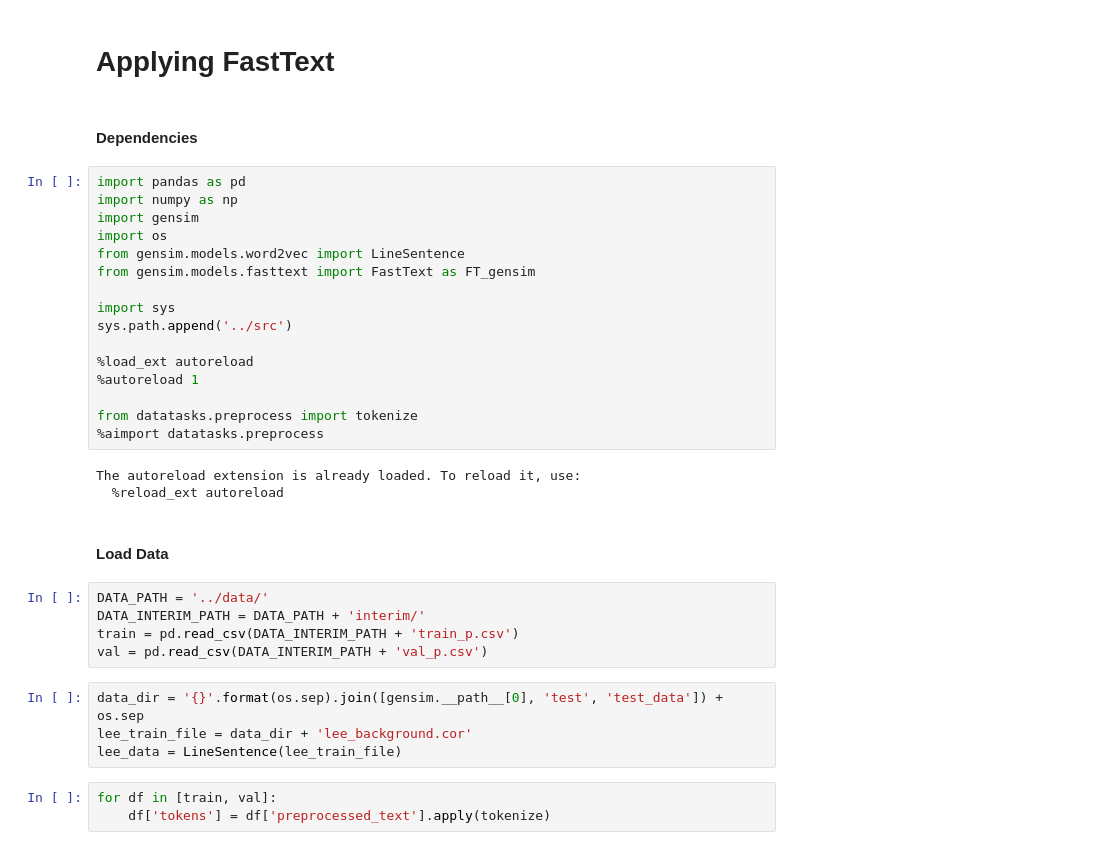
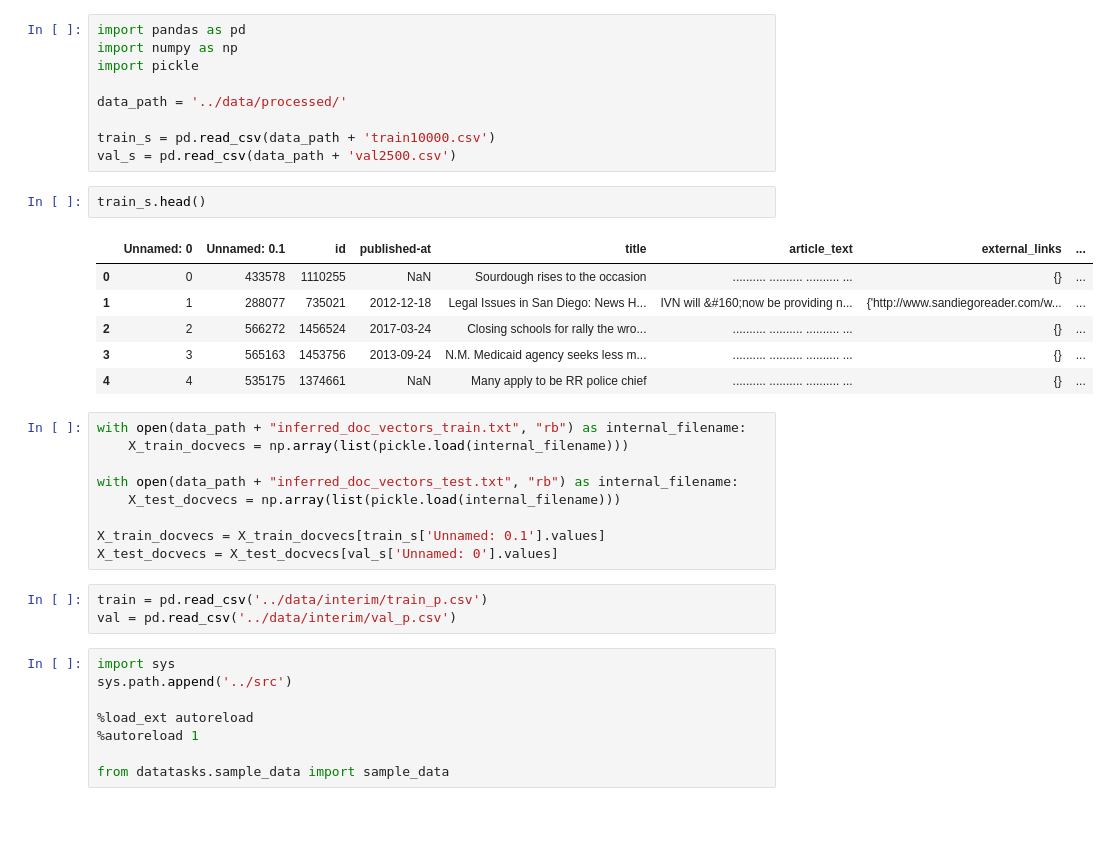
Before and after one commit to aftertouch/SemEval-2019-Task4, a Jupyter notebook: notebooks/Untitled2.ipynb, the cells around one changed output. Drawn from its saved outputs; the diff is of its cells as text; blank space fills up the shorter version.

```diff
--- a/notebooks/Untitled2.ipynb
+++ b/notebooks/Untitled2.ipynb
@@ -1,37 +1,38 @@
-# %% [markdown]
-# Applying FastText
-# %% [markdown]
-#### Dependencies
-# %%
-import pandas as pd
-import numpy as np
-import gensim
-import os
-from gensim.models.word2vec import LineSentence
-from gensim.models.fasttext import FastText as FT_gensim
-
-import sys
-sys.path.append('../src')
-
-%load_ext autoreload
-%autoreload 1
-
-from datatasks.preprocess import tokenize
-%aimport datatasks.preprocess
-# %% [output]
-The autoreload extension is already loaded. To reload it, use:
-  %reload_ext autoreload
-# %% [markdown]
-#### Load Data
+# %%
+import pandas as pd
+import numpy as np
+import pickle
+
+data_path = '../data/processed/'
+
+train_s = pd.read_csv(data_path + 'train10000.csv')
+val_s = pd.read_csv(data_path + 'val2500.csv')
+# %%
+train_s.head()
+# %% [output]
+|  | Unnamed: 0 | Unnamed: 0.1 | id | published-at | title | article_text | external_links | ... |
+| 0 | 0 | 433578 | 1110255 | NaN | Sourdough rises to the occasion | .......... .......... .......... ... | {} | ... |
+| 1 | 1 | 288077 | 735021 | 2012-12-18 | Legal Issues in San Diego: News H... | IVN will &#160;now be providing n... | {'http://www.sandiegoreader.com/w... | ... |
+| 2 | 2 | 566272 | 1456524 | 2017-03-24 | Closing schools for rally the wro... | .......... .......... .......... ... | {} | ... |
+| 3 | 3 | 565163 | 1453756 | 2013-09-24 | N.M. Medicaid agency seeks less m... | .......... .......... .......... ... | {} | ... |
+| 4 | 4 | 535175 | 1374661 | NaN | Many apply to be RR police chief | .......... .......... .......... ... | {} | ... |
+# %%
+with open(data_path + "inferred_doc_vectors_train.txt", "rb") as internal_filename:
+    X_train_docvecs = np.array(list(pickle.load(internal_filename)))
+
+with open(data_path + "inferred_doc_vectors_test.txt", "rb") as internal_filename:
+    X_test_docvecs = np.array(list(pickle.load(internal_filename)))
+
+X_train_docvecs = X_train_docvecs[train_s['Unnamed: 0.1'].values]
+X_test_docvecs = X_test_docvecs[val_s['Unnamed: 0'].values]
 # %%
-DATA_PATH = '../data/'
-DATA_INTERIM_PATH = DATA_PATH + 'interim/'
-train = pd.read_csv(DATA_INTERIM_PATH + 'train_p.csv')
-val = pd.read_csv(DATA_INTERIM_PATH + 'val_p.csv')
+train = pd.read_csv('../data/interim/train_p.csv')
+val = pd.read_csv('../data/interim/val_p.csv')
-# %%
-data_dir = '{}'.format(os.sep).join([gensim.__path__[0], 'test', 'test_data']) + os.sep
-lee_train_file = data_dir + 'lee_background.cor'
-lee_data = LineSentence(lee_train_file)
-# %%
-for df in [train, val]:
-    df['tokens'] = df['preprocessed_text'].apply(tokenize)
+# %%
+import sys
+sys.path.append('../src')
+
+%load_ext autoreload
+%autoreload 1
+
+from datatasks.sample_data import sample_data
```
Also changed, not shown: parts of 1 cell of this notebook, 9 other files.
